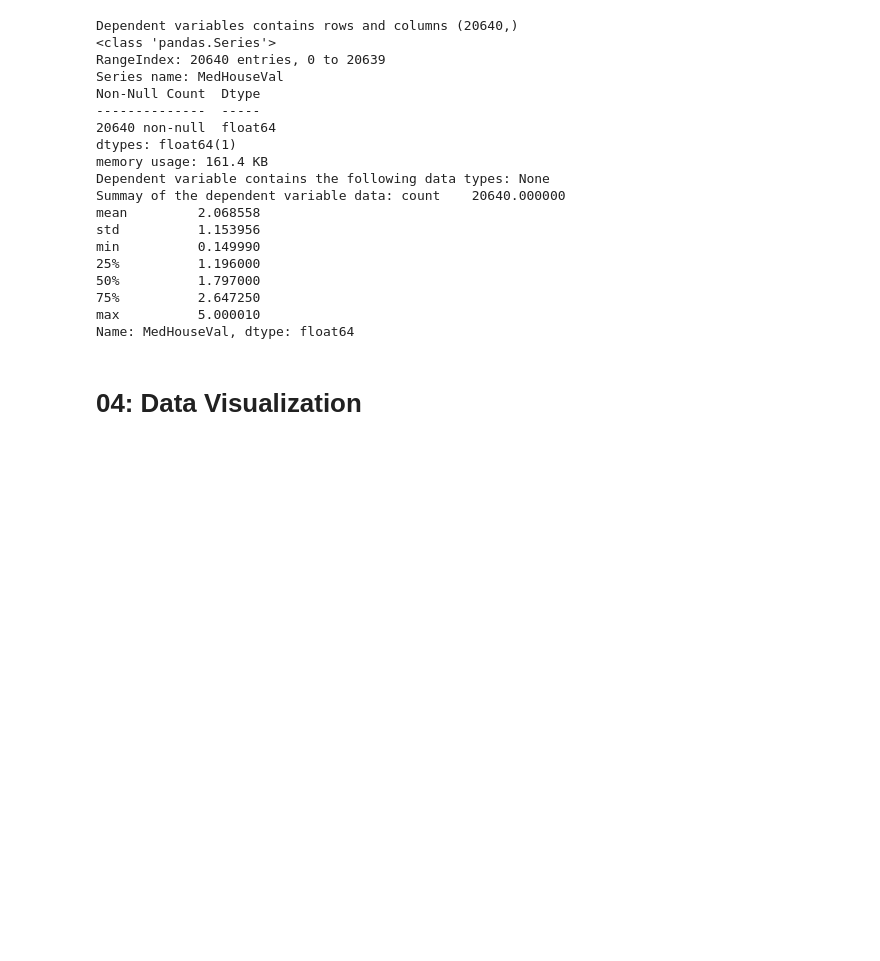
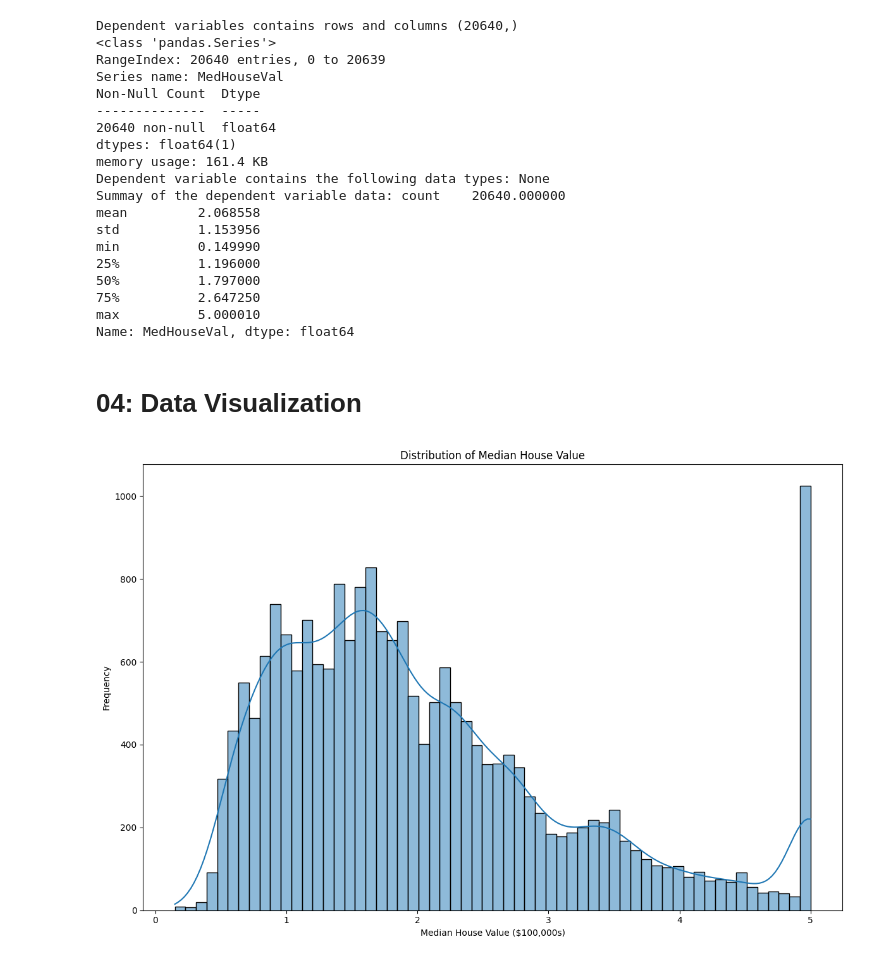
Before and after one commit to CH-CHISAKA/Machine_Learning_and_Data_Science, a Jupyter notebook: 04-assignments/03-assignment/california_housing.ipynb, the cells around one changed output. Cells and saved outputs as stored; diff of their text form; code cells hidden in the pictures; blank space fills up the shorter version.

```diff
--- a/04-assignments/03-assignment/california_housing.ipynb
+++ b/04-assignments/03-assignment/california_housing.ipynb
@@ -125,3 +125,17 @@ max          5.000010
 Name: MedHouseVal, dtype: float64
 # %% [markdown]
 # 04: Data Visualization
+# %%
+### --- Distribution of the target ----
+
+plt.figure(figsize=(12,8))
+
+sns.histplot(dependent_var, bins = 60, kde = True)
+
+plt.title("Distribution of Median House Value")
+plt.xlabel("Median House Value ($100,000s)")
+plt.ylabel("Frequency")
+plt.tight_layout()
+plt.show()
+# %% [output]
+[figure, added]
```
Also changed, not shown: parts of 12 cells of this notebook.
